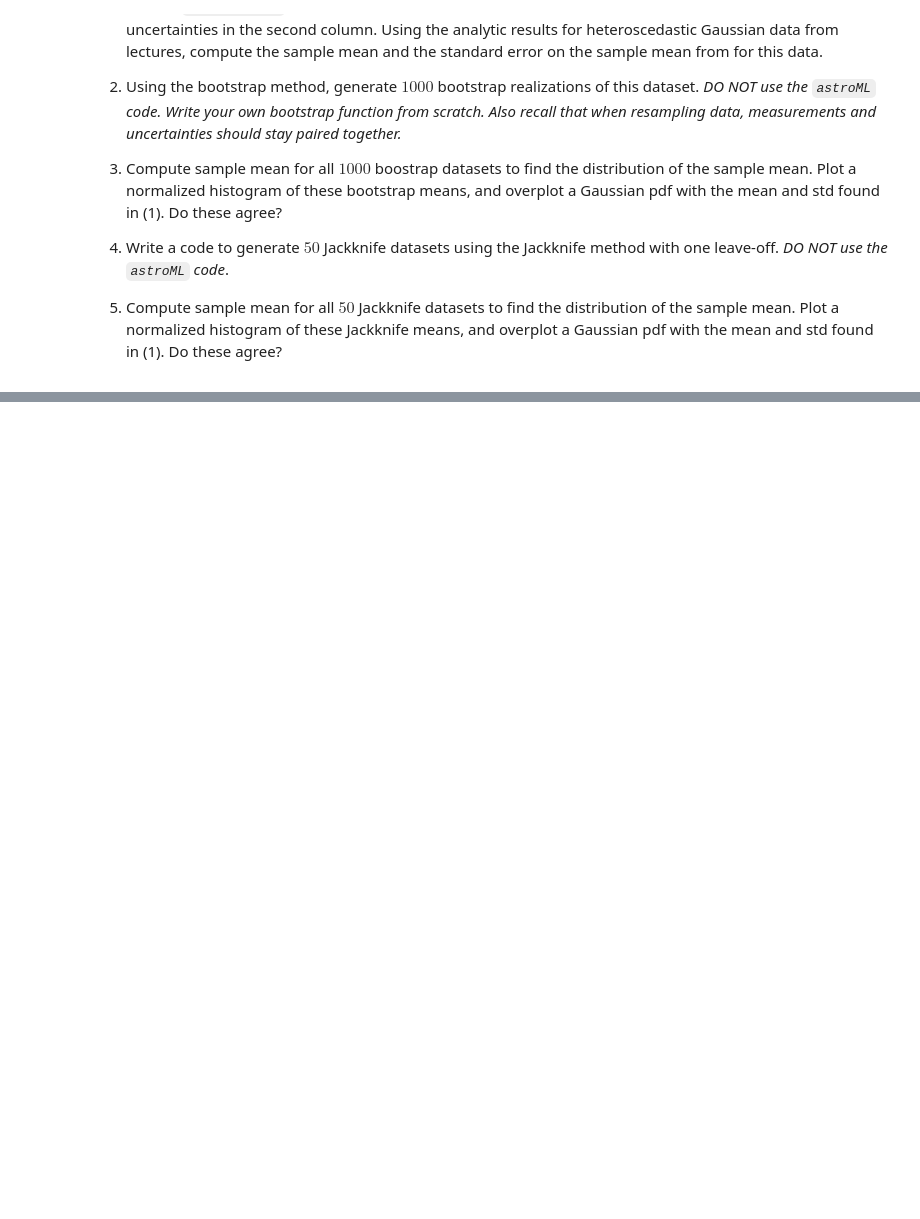
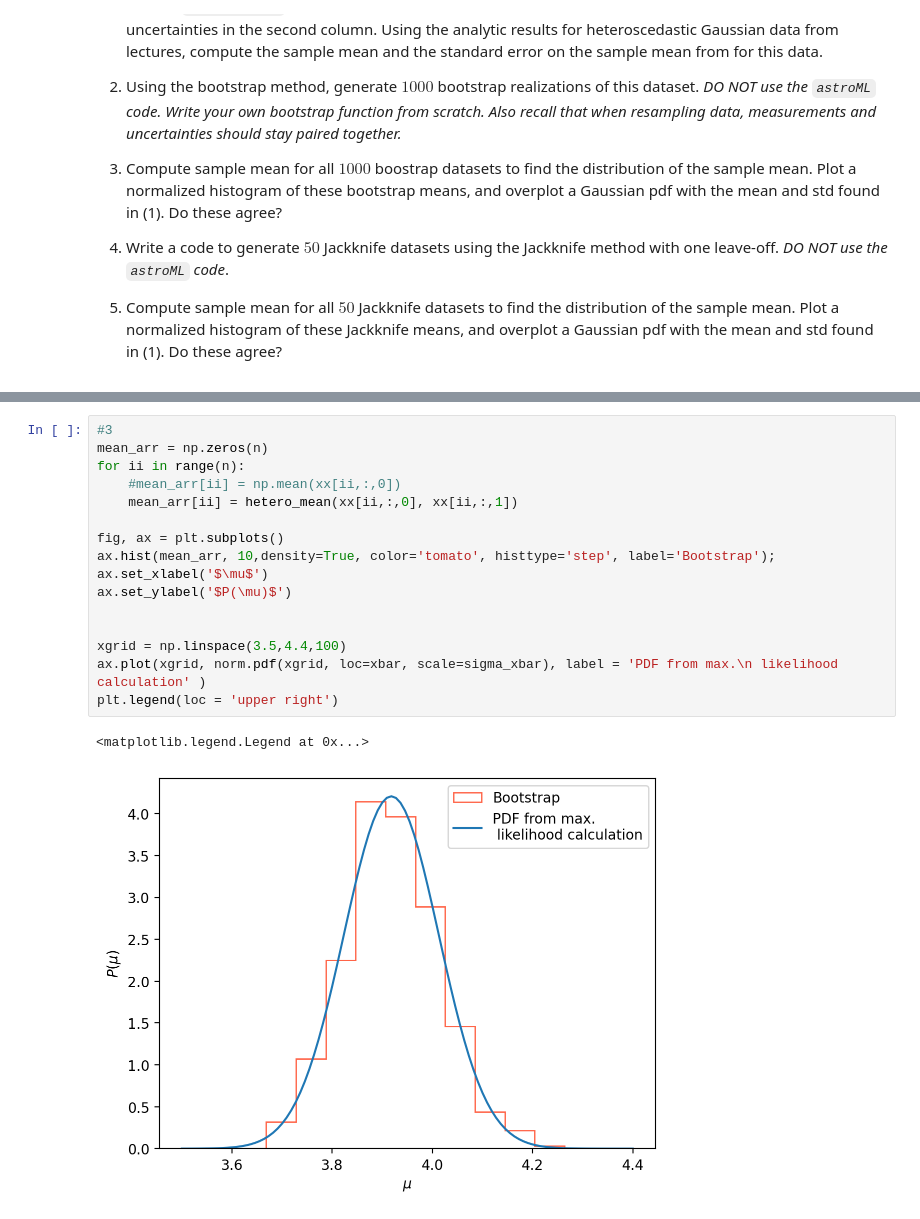
Before and after one commit to agupta-umiss/phys629-fall-2023, a Jupyter notebook: student_folders/arindam_sharma/phys629_f23_hw6_ArindamSharma.ipynb, the cells around one changed output, grey strips where cells are left out. Cells and saved outputs as stored; diff of their text form; blank space fills up the shorter version.

```diff
--- a/student_folders/arindam_sharma/phys629_f23_hw6_ArindamSharma.ipynb
+++ b/student_folders/arindam_sharma/phys629_f23_hw6_ArindamSharma.ipynb
@@ -32,0 +119,19 @@ data = np.load('../../homeworks/hw_data/hw6_data.npy')
+# %%
+#3
+mean_arr = np.zeros(n)
+for ii in range(n):
+    #mean_arr[ii] = np.mean(xx[ii,:,0])
+    mean_arr[ii] = hetero_mean(xx[ii,:,0], xx[ii,:,1])
+
+fig, ax = plt.subplots()
+ax.hist(mean_arr, 10,density=True, color='tomato', histtype='step', label='Bootstrap');
+ax.set_xlabel('$\mu$')
+ax.set_ylabel('$P(\mu)$')
+
+
+xgrid = np.linspace(3.5,4.4,100)
+ax.plot(xgrid, norm.pdf(xgrid, loc=xbar, scale=sigma_xbar), label = 'PDF from max.\n likelihood calculation' )
+plt.legend(loc = 'upper right')
+# %% [output]
+<matplotlib.legend.Legend at 0x...>
+[figure, added]
```
Also changed, not shown: parts of 13 cells of this notebook.
